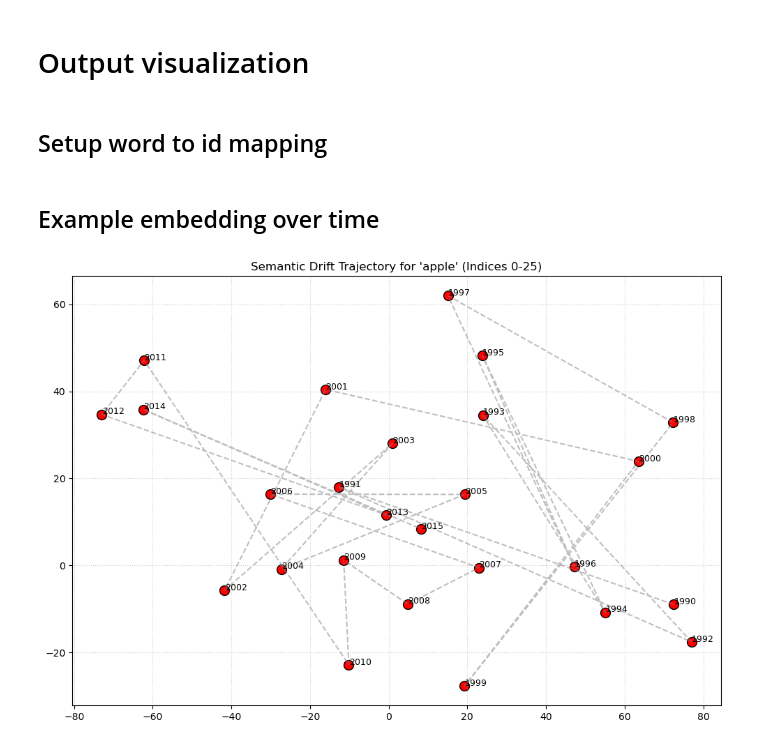
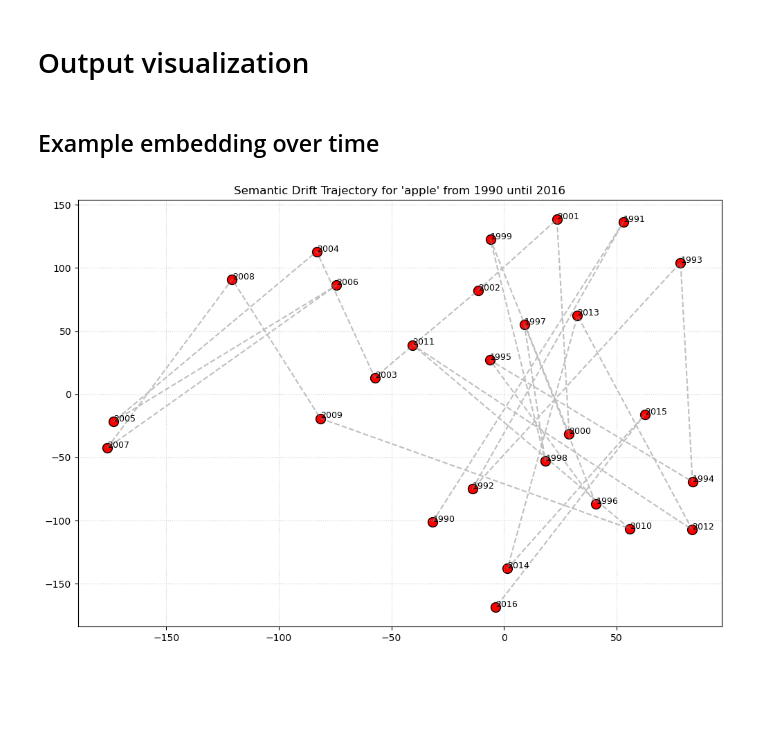
Before and after one commit to MarkusStefan/Semantic-Embedding-Evolution, a Jupyter notebook: notebooks/reproduction.ipynb, the cells around one changed output. Cells and saved outputs as stored; diff of their text form; code cells hidden in the pictures; blank space fills up the shorter version.

Commit message:
add requirements.txt and fix word2id mapping

```diff
--- a/notebooks/reproduction.ipynb
+++ b/notebooks/reproduction.ipynb
@@ -46 +52,10 @@ trainhead = "../data/wordPairPMI_"
+# %%
+df_word_id = pd.read_csv(word_id_file, header=None, names=["id", "word", "count"])
+
+wordlist = [f"missing_word_idx_{i}" for i in range(vocab_size)]
+
+for _, row in df_word_id.iterrows():
+    wordlist[int(row["id"])] = str(row["word"])
+
+word2Id = {word: i for i, word in enumerate(wordlist)}
 # %% [markdown]
@@ -112,21 +137,33 @@ learning_rate = 1e-3
 # %%
 device = torch.device("cuda" if torch.cuda.is_available() else "cpu")
 
-model = DynamicEmbeddingModel(len(years), embeddings).to(device)
+model = DynamicEmbeddingModel(len(years), static_embeddings).to(device)
 optimizer = optim.Adam(model.parameters(), lr=learning_rate)
-dataset = DynamicPMIDataset(range(len(years)), "../data/wordPairPMI_", vocab_size)
+# optimizer = torch.optim.SGD(model.parameters(), lr=lr)
+dataset = DynamicPMIDataset(range(len(years)), train_path, vocab_size)
 loader = DataLoader(dataset, batch_size=1)
 # %%
 for epoch in range(n_epochs):
-    total_loss = 0
-    for t, indices, values in loader:
-        t, indices, values = t.to(device), indices.squeeze(0).to(device), values.squeeze(0).to(device)
+    print(f"Epoch {epoch}")
+    shuffled_years = torch.arange(len(years)) if epoch < 2 else torch.randperm(len(years))
 
+    for y_idx in shuffled_years:
+        # get dense data sample
+        year, pmi = dataset[y_idx.item()]
+        year = torch.tensor(year).to(device)
+        pmi = pmi.to(device)
+
+        # clear gradient
         optimizer.zero_grad()
-        loss = model(t.item(), indices, values, lam=lam, tau=tau, gam=gam)
+
+        # forward pass
+        loss = model(year, pmi, lam=lam, tau=tau, gam=gam, emph=emph)
         loss.backward()
         optimizer.step()
-        total_loss += loss.item()
 
-    print(f"Epoch {epoch}, Loss: {total_loss/len(years)}")
+    with torch.no_grad():
+        drift = torch.norm(model.U[0] - model.U[-1]).item()
+        print(f"Total embedding drift magnitude {years[0]} to {years[-1]}: {drift:.4f}")
+
+print("Training finished")
 # %% [output]
@@ -138,4 +175,2 @@ Epoch 4, Loss: 25.797423179333027
 # %% [markdown]
 # Output visualization
-# %% [markdown]
-## Setup word to id mapping
@@ -149,26 +179,26 @@ word2Id = {word: i for i, word in enumerate(wordlist)}
 # %%
 word = "apple"
 word_idx = word2Id[word]
 
 # generate embeddings
 model.eval()
 with torch.no_grad():
     embs = model.U[list(range(len(years))), word_idx, :].detach().cpu().numpy()
 
 # reduce to 2 dimensions
-tsne = TSNE(n_components=2, perplexity=5, random_state=42, init='pca')
+tsne = TSNE(n_components=2, perplexity=5, random_state=seed, init="pca")
 Z = tsne.fit_transform(embs)
 
 # plot
 plt.figure(figsize=(12, 8))
-plt.plot(Z[:, 0], Z[:, 1], linestyle='--', color='gray', alpha=0.5)
+plt.plot(Z[:, 0], Z[:, 1], linestyle="--", color="gray", alpha=0.5)
 
 for i, year in enumerate(years):
-    plt.scatter(Z[i, 0], Z[i, 1], color='red', s=100, edgecolors='black')
+    plt.scatter(Z[i, 0], Z[i, 1], color="red", s=100, edgecolors="black")
     plt.text(Z[i, 0] + 0.05, Z[i, 1] + 0.05, f"{year}", fontsize=9)
 
-plt.title(f"Semantic Drift Trajectory for '{word}' (Indices 0-25)")
+plt.title(f"Semantic Drift Trajectory for '{word}' from {years[0]} until {years[-1]}")
 plt.grid(True, linestyle=':', alpha=0.6)
 plt.show()
 # %% [output]
-[figure, old version]
+[figure, new version]
```
Also changed, not shown: parts of 17 cells of this notebook, 1 other file.
